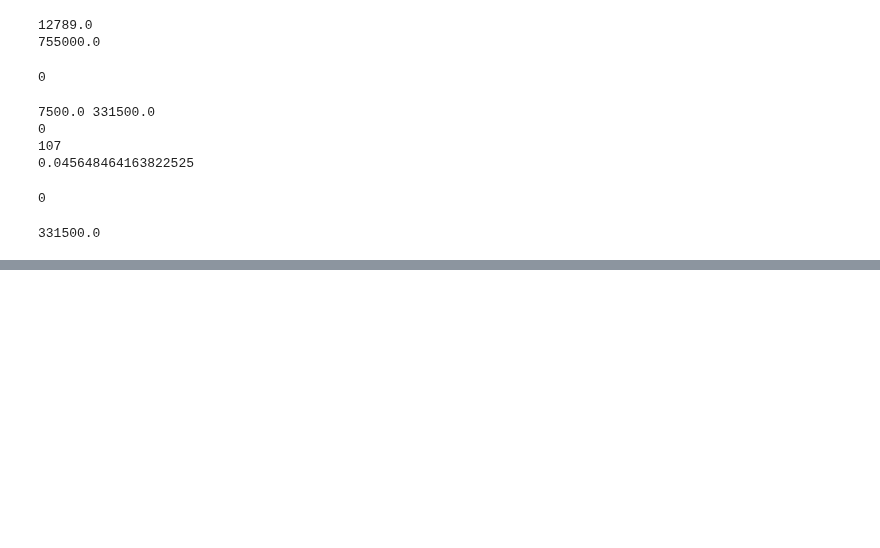
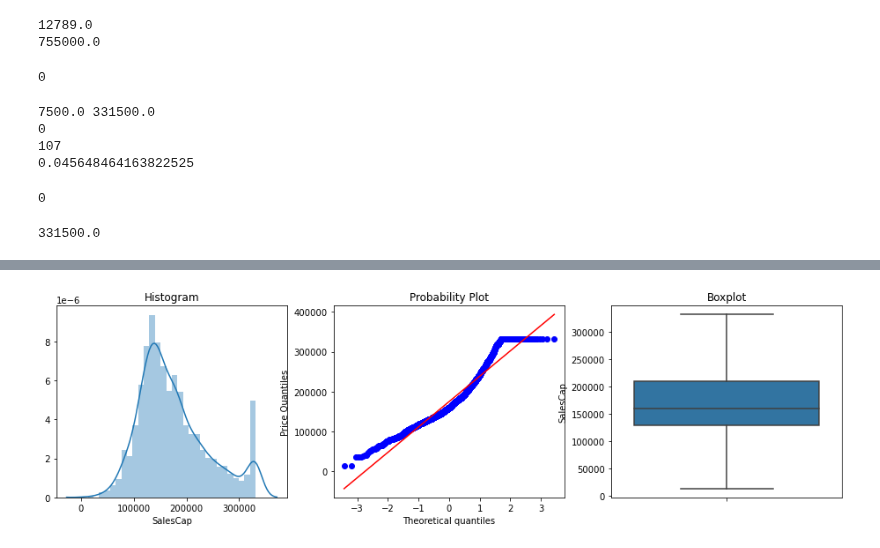
Before and after one commit to harera3/ML_Portfolio, a Jupyter notebook: 14_Ames_Housing_EDA.ipynb, the cells around one changed output, grey strips where cells are left out. Cells and saved outputs as stored; diff of their text form; code cells hidden in the pictures; blank space fills up the shorter version.

```diff
--- a/14_Ames_Housing_EDA.ipynb
+++ b/14_Ames_Housing_EDA.ipynb
@@ -283,0 +309,4 @@ sc
+# %%
+diagnostic_plots(ames, 'SalesCap')
+# %% [output]
+[figure, added]
```
Also changed, not shown: parts of 3 cells of this notebook.
